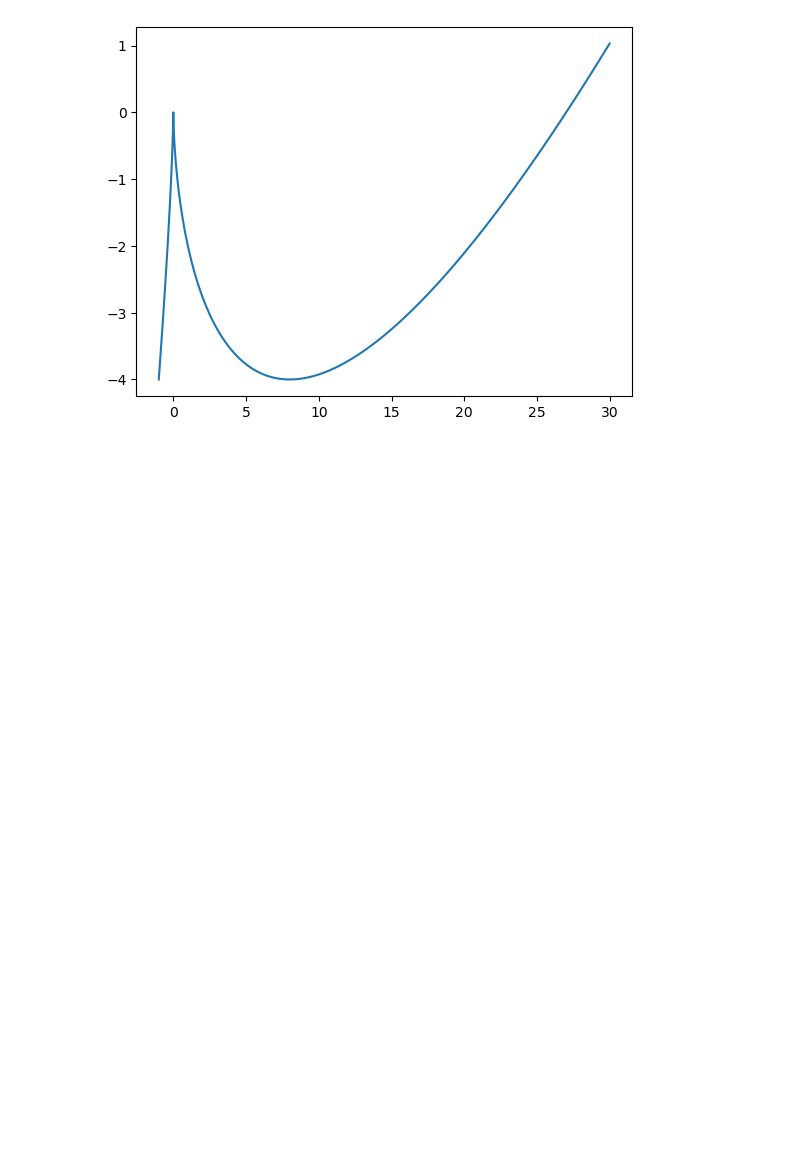
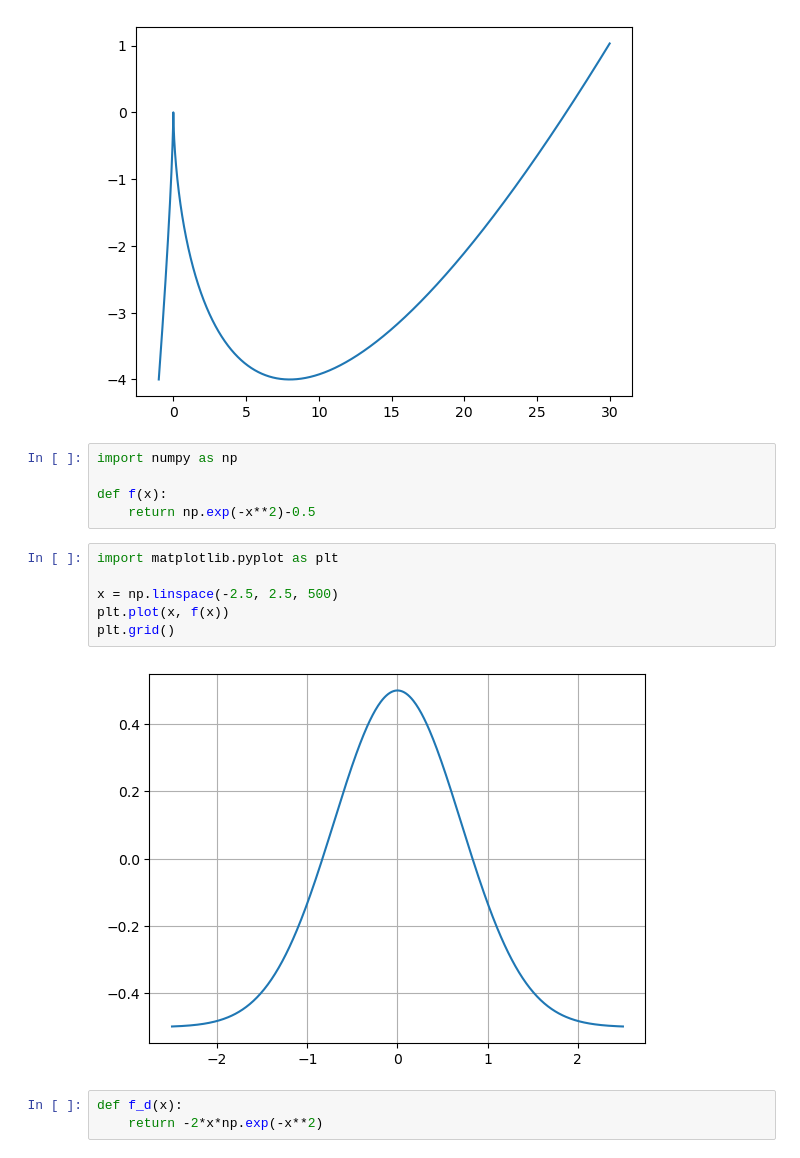
Before and after one commit to setmar/dafe1000, a Jupyter notebook: uke_9.ipynb, the cells around one changed output. Saved outputs shown, nothing was run; the diff lists cells and outputs as text; blank space fills up the shorter version.

```diff
--- a/uke_9.ipynb
+++ b/uke_9.ipynb
@@ -51,3 +51,19 @@ plt.plot(x, f(x))
 # %% [output]
 [<matplotlib.lines.Line2D at 0x...>]
 [figure]
+# %%
+import numpy as np
+
+def f(x):
+    return np.exp(-x**2)-0.5
+# %%
+import matplotlib.pyplot as plt
+
+x = np.linspace(-2.5, 2.5, 500)
+plt.plot(x, f(x))
+plt.grid()
+# %% [output]
+[figure, added]
+# %%
+def f_d(x):
+    return -2*x*np.exp(-x**2)
```
Also changed, not shown: parts of 2 cells of this notebook.
